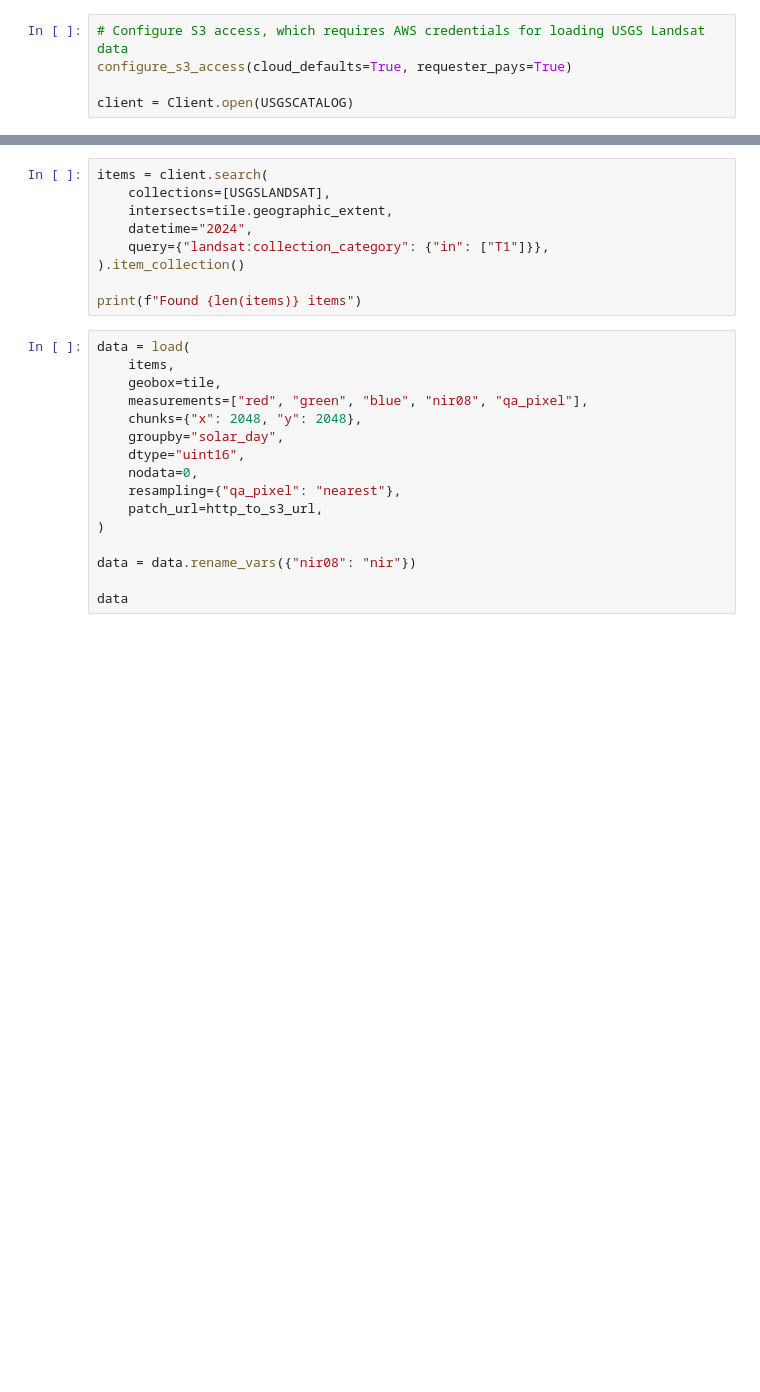
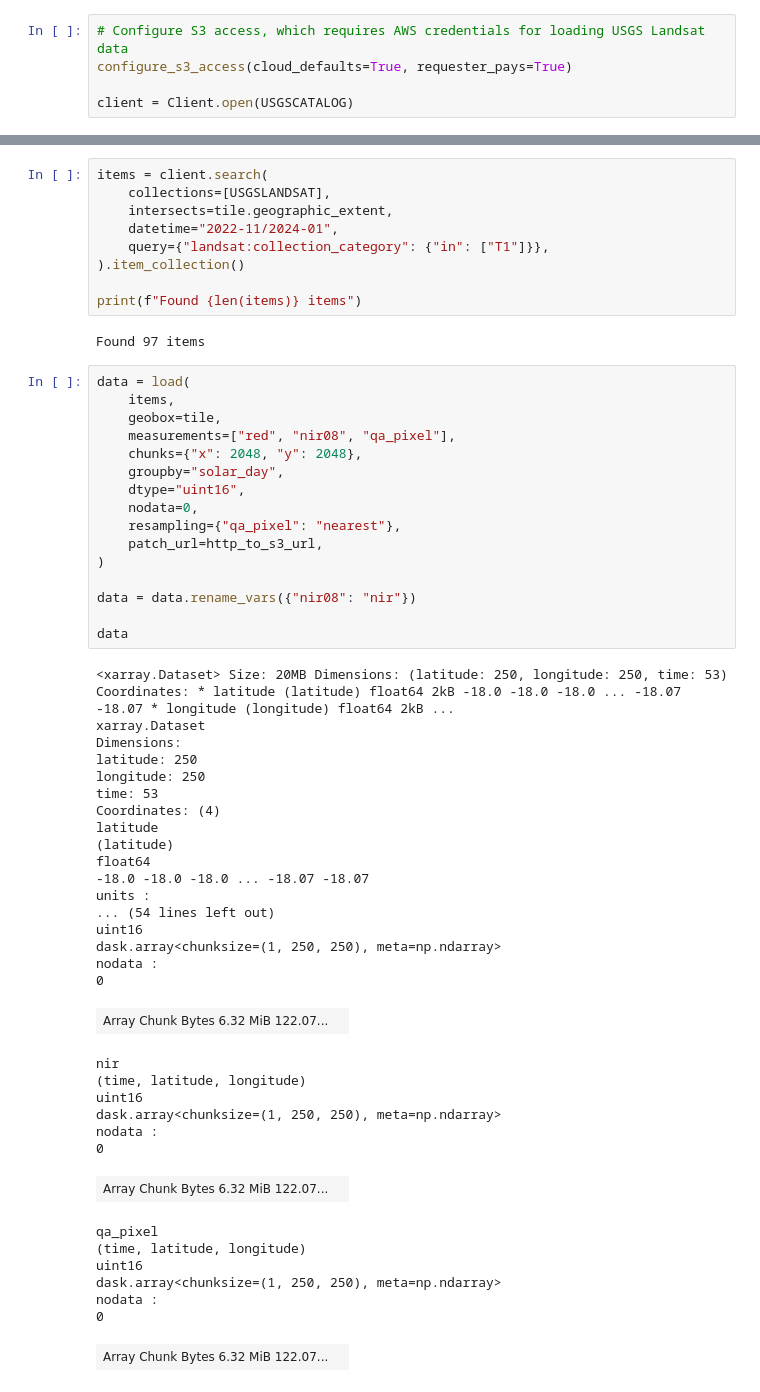
Before and after one commit to auspatious/ldn-land-productivity, a Jupyter notebook: Testing_Integrals.ipynb, the cells around one changed output, grey strips where cells are left out. Drawn from its saved outputs; the diff is of its cells as text; blank space fills up the shorter version.

```diff
--- a/Testing_Integrals.ipynb
+++ b/Testing_Integrals.ipynb
@@ -39,24 +32,59 @@ tile
 items = client.search(
     collections=[USGSLANDSAT],
     intersects=tile.geographic_extent,
-    datetime="2024",
+    datetime="2022-11/2024-01",
     query={"landsat:collection_category": {"in": ["T1"]}},
 ).item_collection()
 
 print(f"Found {len(items)} items")
+# %% [output]
+Found 97 items
 # %%
 data = load(
     items,
     geobox=tile,
-    measurements=["red", "green", "blue", "nir08", "qa_pixel"],
+    measurements=["red", "nir08", "qa_pixel"],
     chunks={"x": 2048, "y": 2048},
     groupby="solar_day",
     dtype="uint16",
     nodata=0,
     resampling={"qa_pixel": "nearest"},
     patch_url=http_to_s3_url,
 )
 
 data = data.rename_vars({"nir08": "nir"})
 
 data
+# %% [output]
+<xarray.Dataset> Size: 20MB Dimensions: (latitude: 250, longitude: 250, time: 53) Coordinates: * latitude (latitude) float64 2kB -18.0 -18.0 -18.0 ... -18.07 -18.07 * longitude (longitude) float64 2kB ...
+xarray.Dataset
+Dimensions:
+latitude: 250
+longitude: 250
+time: 53
+Coordinates: (4)
+latitude
+(latitude)
+float64
+-18.0 -18.0 -18.0 ... -18.07 -18.07
+units :
+... (54 lines left out)
+uint16
+dask.array<chunksize=(1, 250, 250), meta=np.ndarray>
+nodata :
+0
+| Array Chunk Bytes 6.32 MiB 122.07... |  |
+nir
+(time, latitude, longitude)
+uint16
+dask.array<chunksize=(1, 250, 250), meta=np.ndarray>
+nodata :
+0
+| Array Chunk Bytes 6.32 MiB 122.07... |  |
+qa_pixel
+(time, latitude, longitude)
+uint16
+dask.array<chunksize=(1, 250, 250), meta=np.ndarray>
+nodata :
+0
+| Array Chunk Bytes 6.32 MiB 122.07... |  |
```
Also changed, not shown: parts of 15 cells of this notebook, 1 other file.
